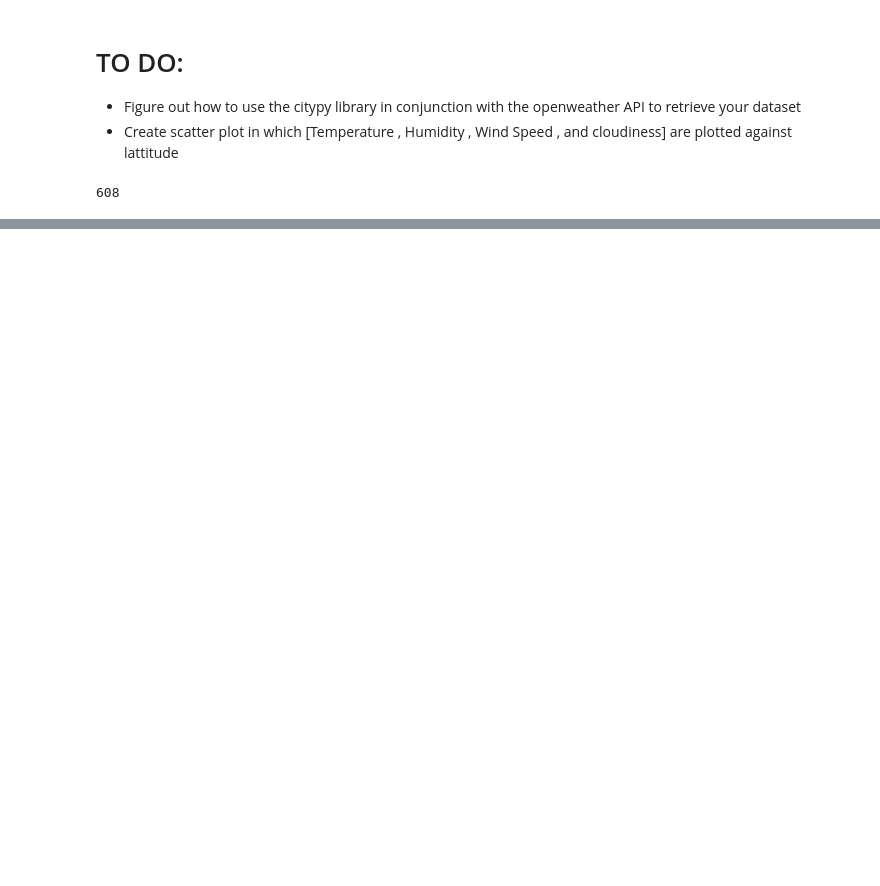
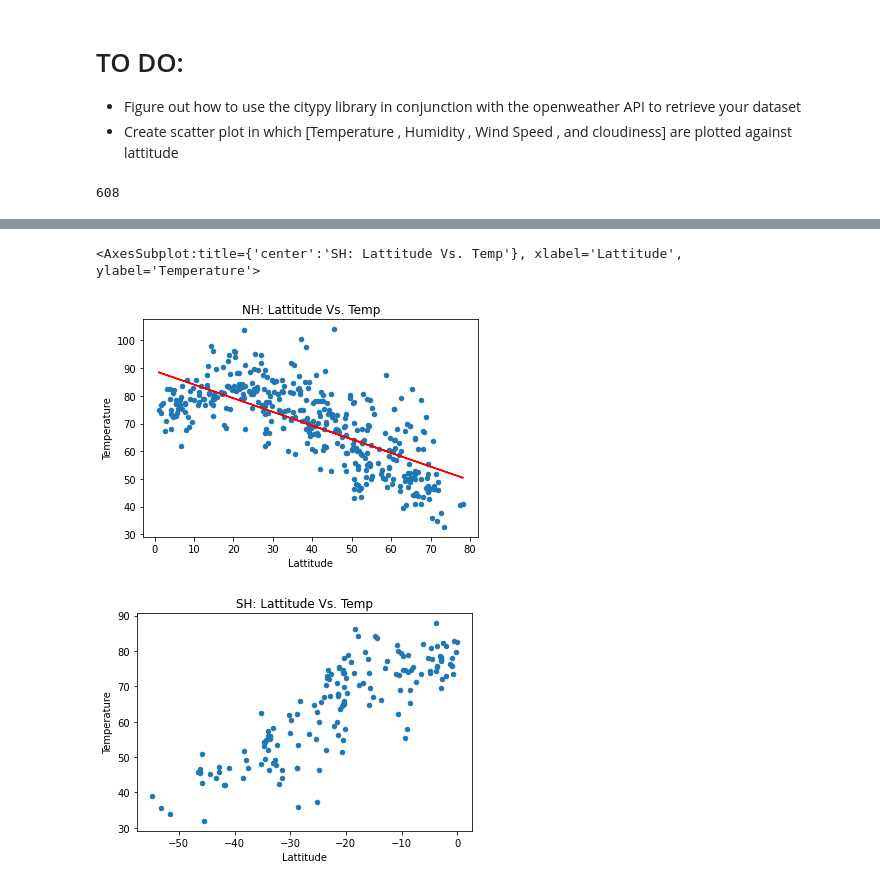
Before and after one commit to awesomepack/python-api-challenge, a Jupyter notebook: WeatherPy/WeatherPy.ipynb, the cells around one changed output, grey strips where cells are left out. Drawn from its saved outputs; the diff is of its cells as text; code cells hidden in the pictures; blank space fills up the shorter version.

```diff
--- a/WeatherPy/WeatherPy.ipynb
+++ b/WeatherPy/WeatherPy.ipynb
@@ -117,0 +137,17 @@ cities_df.head(5)
+# %%
+#Subsetting data into Northern and Southern Hemispheres
+nh = cities_df[cities_df['Lattitude'] > 0];
+sh = cities_df[cities_df['Lattitude'] <0];
+# %%
+#Performing Linear regression on Lattitude and Temeperature relationship
+nh.plot.scatter(x = 'Lattitude' , y = 'Temperature' , title = 'NH: Lattitude Vs. Temp')
+(m , b , rval , pval , stderr) = linregress(nh['Lattitude'] , nh['Temperature']);
+nh_regress = nh['Lattitude'] * m + b;
+plt.plot(nh['Lattitude'] , nh_regress , color='red');
+
+#Southern Hemisphere
+sh.plot.scatter(x = 'Lattitude' , y = 'Temperature' , title= 'SH: Lattitude Vs. Temp')
+# %% [output]
+<AxesSubplot:title={'center':'SH: Lattitude Vs. Temp'}, xlabel='Lattitude', ylabel='Temperature'>
+[figure, added]
+[figure, added]
```
Also changed, not shown: parts of 5 cells of this notebook, 1 other file.
